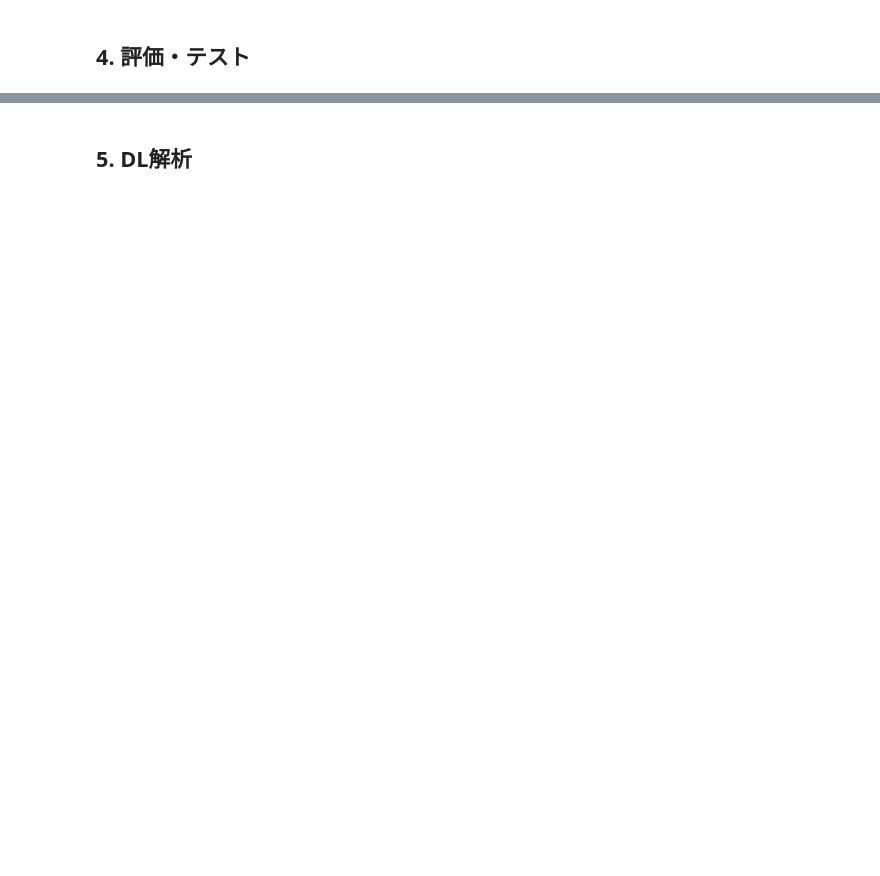
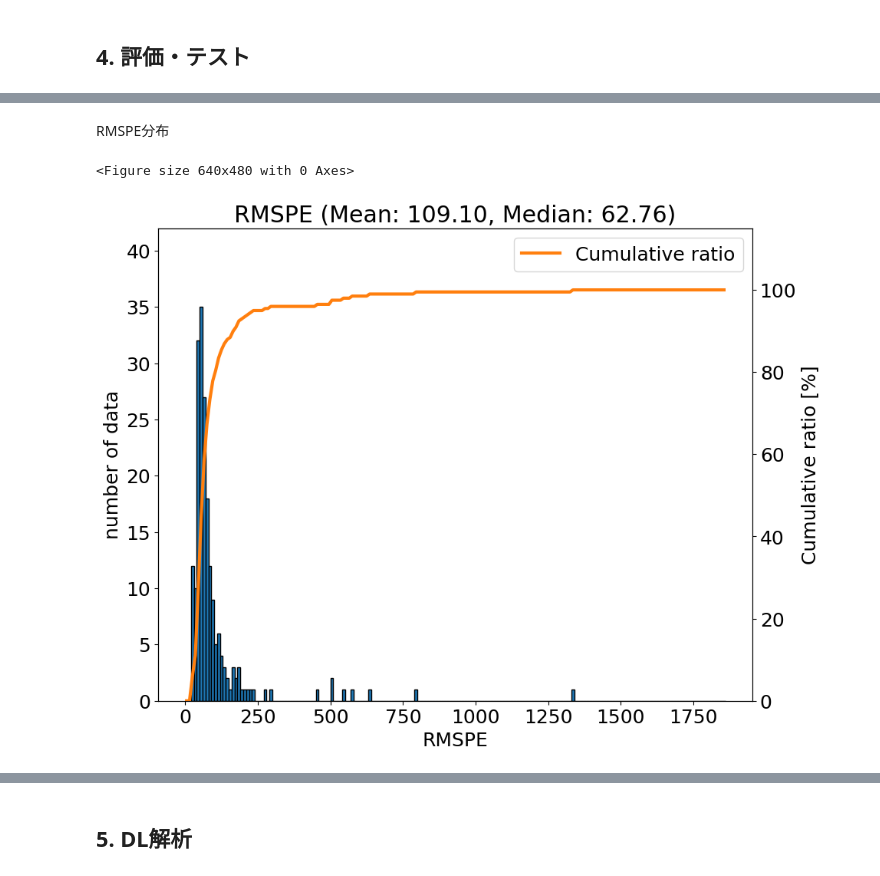
Before and after one commit to WasedaGeophysics/DLXEM, a Jupyter notebook: core/resolve_unit/DNN_RESOLVE.ipynb, the cells around one changed output, grey strips where cells are left out. Saved outputs shown, nothing was run; the diff lists cells and outputs as text; code cells hidden in the pictures; blank space fills up the shorter version.

```diff
--- a/core/resolve_unit/DNN_RESOLVE.ipynb
+++ b/core/resolve_unit/DNN_RESOLVE.ipynb
@@ -299 +275,37 @@ print(max_mse)
+# %% [markdown]
+RMSPE分布
+# %%
+true_res = 10 ** y_test
+pred_res = 10 ** network.predict(x_test)
+terr = ((true_res - pred_res)/true_res)**2
+res_rmspe = np.array([np.sqrt(k.mean())*100 for k in terr])
+
+plt.rcParams["font.size"] = 18
+plt.tight_layout()
+fig = plt.figure(figsize=(10,8))
+
+ax2 = fig.add_subplot(111)
+max_mse = res_rmspe.max()
+nbins = int(max_mse // 10)
+bins = [10*(i) for i in range(nbins)]
+n, bins, patches = ax2.hist(res_rmspe, bins=bins, edgecolor='k')
+y2 = np.add.accumulate(n) / n.sum() * 100
+x2 = np.convolve(bins, np.ones(2) / 2, mode="same")[1:]
+ax2.set_xlabel('RMSPE')
+ax2.set_ylabel('number of data')
+mean = np.mean(res_rmspe)
+median = np.median(res_rmspe)
+ax2.set_ylim(0, n.max()*1.2)
+ax2.set_title('RMSPE (Mean: {mean:.2f}, Median: {median:.2f})'.format(mean=mean, median=median))
+
+# 第2軸のプロット
+bx2 = ax2.twinx()
+lines = bx2.plot(x2, y2, ls='-', color='C1', linewidth=3, label='Cumulative ratio')
+#bx2.set_ylim(10 * y2.min() // 10, 105)
+bx2.set_ylabel('Cumulative ratio [%]')
+bx2.set_ylim(0,115)
+bx2.legend(loc="upper right");
+# %% [output]
+<Figure size 640x480 with 0 Axes>
+[figure, added]
 # %%
```
Also changed, not shown: parts of 17 cells of this notebook, 4 other files.
